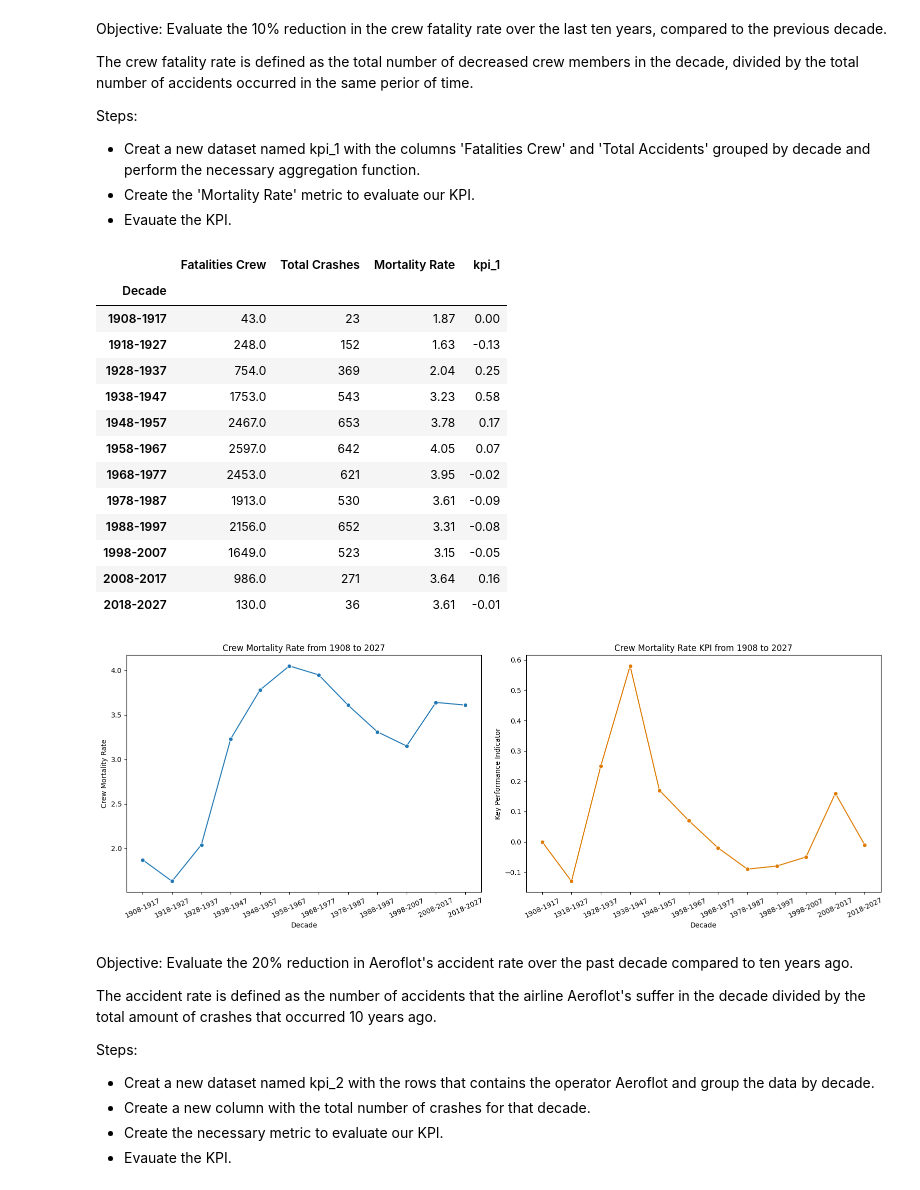
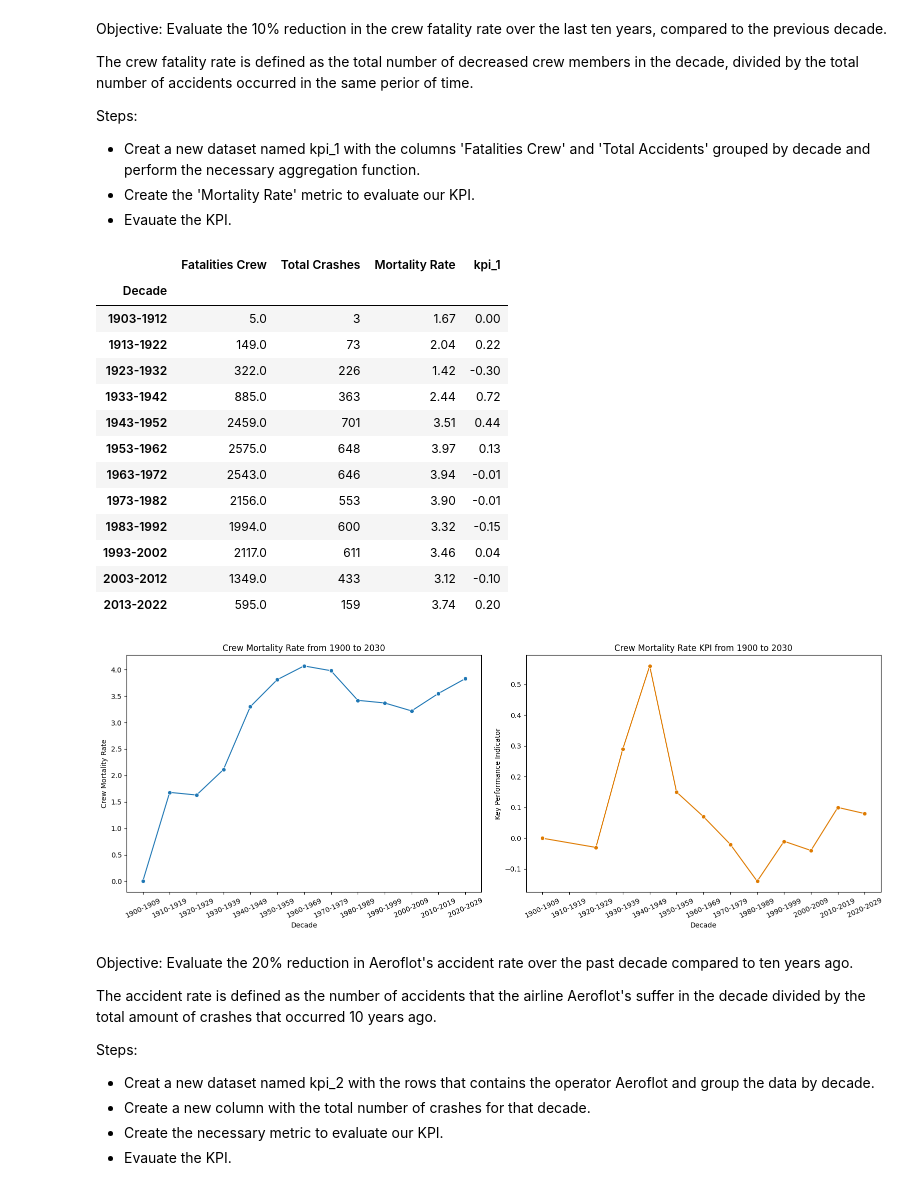
Before and after one commit to motm-1/PI_DA, a Jupyter notebook: kpi_development.ipynb, the cells around one changed output. Cells and saved outputs as stored; diff of their text form; code cells hidden in the pictures.

```diff
--- a/kpi_development.ipynb
+++ b/kpi_development.ipynb
@@ -17,9 +17,9 @@ df.head()
 # %% [markdown]
 Create a new column to categorise the data by decade.
 # %%
-bins = list(range(1908, 2029, 10))
-labels = [f'{decade}-{decade+9}' for decade in range(1908, 2028 , 10)]
-df['Decade'] = pd.cut(df['Year'], bins=bins, labels=labels)
+bins = list(range(1903, 2024, 10))
+labels = [f'{year}-{year+9}' for year in range(1903, 2023, 10)]
+df['Decade'] = pd.cut(df['Year'], bins=bins, labels=labels, right=False)
 # %% [markdown]
 Objective: Evaluate the 10% reduction in the crew fatality rate over the last ten years, compared to the previous decade.
 
@@ -36,47 +36,47 @@ kpi_1.rename({'Date': 'Total Crashes'}, axis=1, inplace=True)
 
 kpi_1['Mortality Rate'] = round((kpi_1['Fatalities Crew'] / kpi_1['Total Crashes']), 2)
 
-kpi_1['kpi_1'] = round((1 - kpi_1['Mortality Rate'].div(kpi_1['Mortality Rate'].shift())) * -1, 2).fillna(0)
+kpi_1['kpi_1'] = round((1 - kpi_1['Mortality Rate'].div(kpi_1['Mortality Rate'].shift())) * -1, 2).fillna(0).replace(np.inf, 0)
 # %%
 kpi_1
 # %% [output]
 |  | Fatalities Crew | Total Crashes | Mortality Rate | kpi_1 |
 | Decade |  |  |  |  |
-| 1908-1917 | 43.0 | 23 | 1.87 | 0.00 |
-| 1918-1927 | 248.0 | 152 | 1.63 | -0.13 |
-| 1928-1937 | 754.0 | 369 | 2.04 | 0.25 |
-| 1938-1947 | 1753.0 | 543 | 3.23 | 0.58 |
-| 1948-1957 | 2467.0 | 653 | 3.78 | 0.17 |
-| 1958-1967 | 2597.0 | 642 | 4.05 | 0.07 |
-| 1968-1977 | 2453.0 | 621 | 3.95 | -0.02 |
-| 1978-1987 | 1913.0 | 530 | 3.61 | -0.09 |
-| 1988-1997 | 2156.0 | 652 | 3.31 | -0.08 |
-| 1998-2007 | 1649.0 | 523 | 3.15 | -0.05 |
-| 2008-2017 | 986.0 | 271 | 3.64 | 0.16 |
-| 2018-2027 | 130.0 | 36 | 3.61 | -0.01 |
+| 1903-1912 | 5.0 | 3 | 1.67 | 0.00 |
+| 1913-1922 | 149.0 | 73 | 2.04 | 0.22 |
+| 1923-1932 | 322.0 | 226 | 1.42 | -0.30 |
+| 1933-1942 | 885.0 | 363 | 2.44 | 0.72 |
+| 1943-1952 | 2459.0 | 701 | 3.51 | 0.44 |
+| 1953-1962 | 2575.0 | 648 | 3.97 | 0.13 |
+| 1963-1972 | 2543.0 | 646 | 3.94 | -0.01 |
+| 1973-1982 | 2156.0 | 553 | 3.90 | -0.01 |
+| 1983-1992 | 1994.0 | 600 | 3.32 | -0.15 |
+| 1993-2002 | 2117.0 | 611 | 3.46 | 0.04 |
+| 2003-2012 | 1349.0 | 433 | 3.12 | -0.10 |
+| 2013-2022 | 595.0 | 159 | 3.74 | 0.20 |
 # %%
 fig , (ax1, ax2) = plt.subplots(1,2, figsize=(16, 6))
 
 sns.lineplot(data=kpi_1, x=kpi_1.index, y='Mortality Rate', linestyle='-', ax=ax1, marker='o', markersize=6)
 
 ax1.set_xlabel('Decade')
 ax1.set_ylabel('Crew Mortality Rate')
-ax1.set_title('Crew Mortality Rate from 1908 to 2027')
+ax1.set_title('Crew Mortality Rate from 1900 to 2030')
 ax1.set_xticks(range(len(kpi_1.index)))
 ax1.set_xticklabels(kpi_1.index, rotation=25)
 
 sns.lineplot(data=kpi_1, x=kpi_1.index, y='kpi_1', linestyle='-', ax=ax2, color='#DE7A00', marker='o', markersize=6)
 
 ax2.set_xlabel('Decade')
 ax2.set_ylabel('Key Performance Indicator')
-ax2.set_title('Crew Mortality Rate KPI from 1908 to 2027')
+ax2.set_title('Crew Mortality Rate KPI from 1900 to 2030')
 ax2.set_xticks(range(len(kpi_1.index)))
 ax2.set_xticklabels(kpi_1.index, rotation=25)
 
 plt.tight_layout()
 plt.show()
 # %% [output]
-[figure, old version]
+[figure, new version]
 # %% [markdown]
 Objective: Evaluate the 20% reduction in Aeroflot's accident rate over the past decade compared to ten years ago.
 
```
Also changed, not shown: parts of 8 cells of this notebook, 21 other files.
